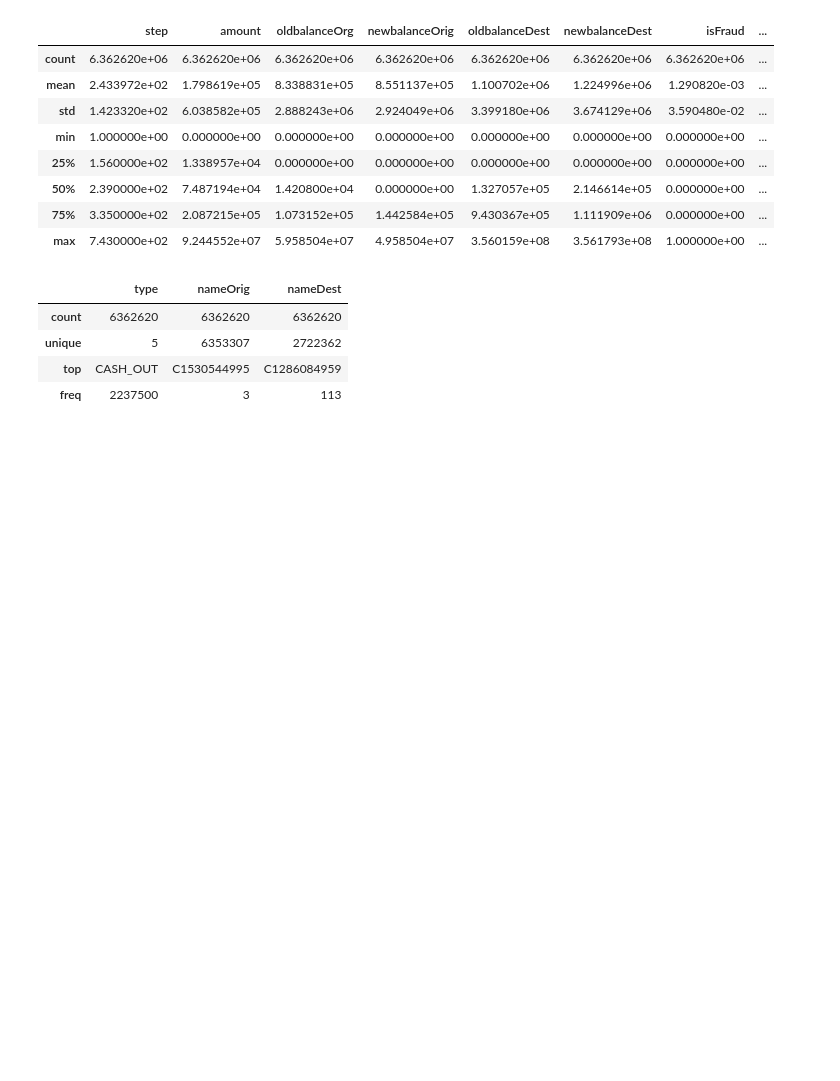
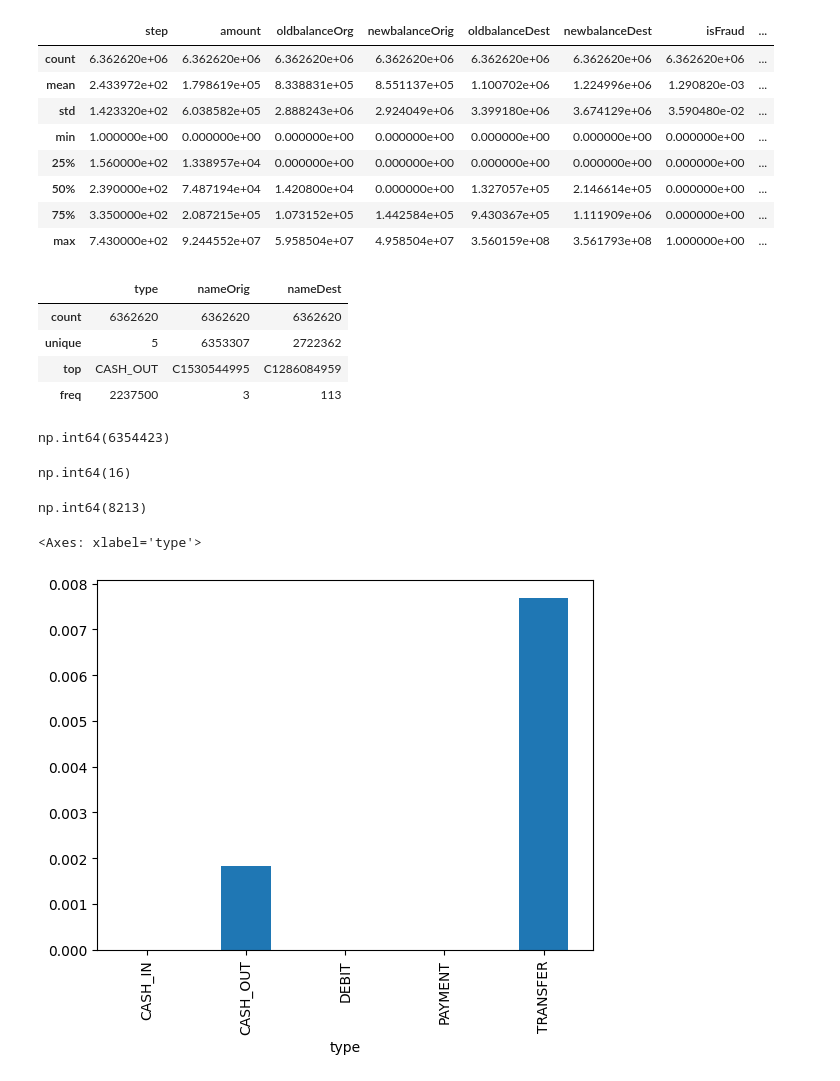
Before and after one commit to esyakov/low-code-book-projects, a Jupyter notebook: chapter5.ipynb, the cells around one changed output. Saved outputs shown, nothing was run; the diff lists cells and outputs as text; code cells hidden in the pictures; blank space fills up the shorter version.

```diff
--- a/chapter5.ipynb
+++ b/chapter5.ipynb
@@ -63,3 +63,22 @@ transaction_df[cols].describe()
 | unique | 5 | 6353307 | 2722362 |
 | top | CASH_OUT | C1530544995 | C1286084959 |
 | freq | 2237500 | 3 | 113 |
+# %%
+transaction_df['isCorrect'] = (
+  transaction_df['isFraud'] == transaction_df['isFlaggedFraud'] )
+transaction_df [ 'isCorrect'] . sum ()
+# %% [output]
+np.int64(6354423)
+# %%
+(transaction_df ['isFraud'] * transaction_df ['isCorrect']).sum ()
+# %% [output]
+np.int64(16)
+# %%
+ transaction_df['isFraud'].sum ()
+# %% [output]
+np.int64(8213)
+# %%
+transaction_df.groupby( 'type') [ 'isFraud'].mean().plot.bar()
+# %% [output]
+<Axes: xlabel='type'>
+[figure, added]
```
Also changed, not shown: parts of 4 cells of this notebook.
